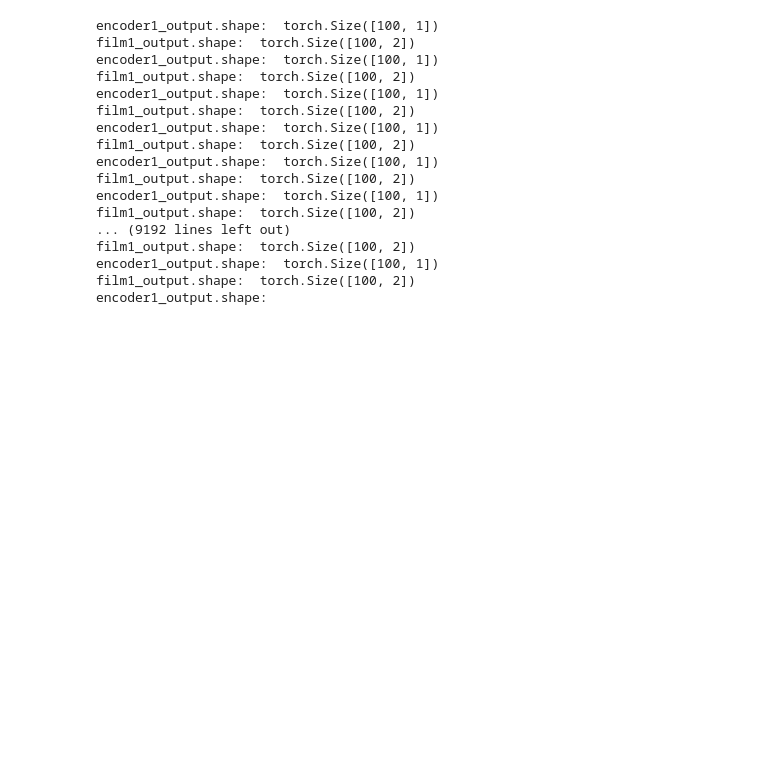
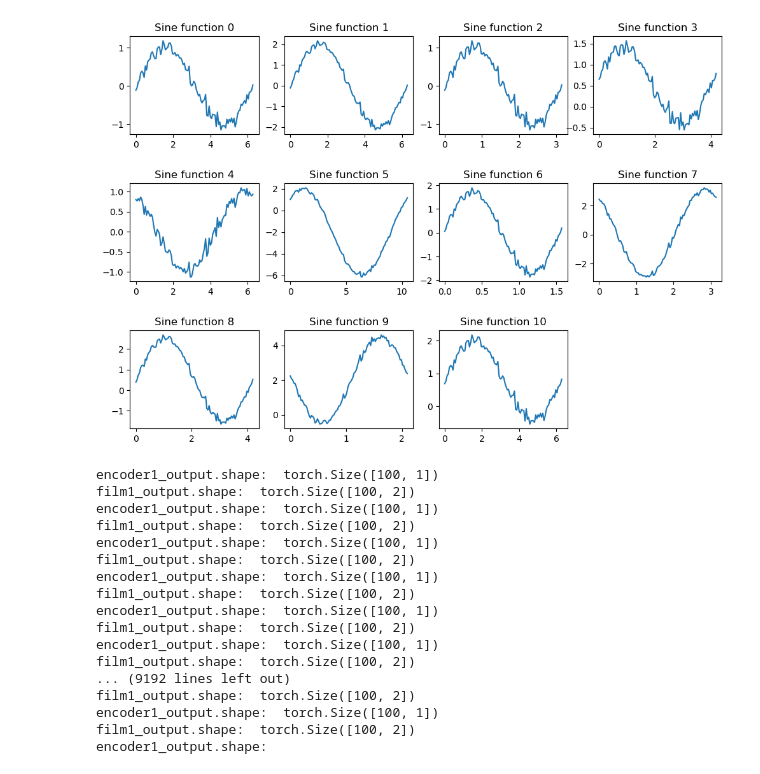
Before and after one commit to DhairyaShah981/cnaps-analysis, a Jupyter notebook: cnaps_regression.ipynb, the cells around one changed output. Drawn from its saved outputs; the diff is of its cells as text; code cells hidden in the pictures; blank space fills up the shorter version.

Commit message:
defined classes and created datasets

```diff
--- a/cnaps_regression.ipynb
+++ b/cnaps_regression.ipynb
@@ -30 +86,43 @@ class MLPRegression(nn.Module):
+# %%
+def get_sine(sine_params, X, i):
+    torch.manual_seed(0)
+    return sine_params[i][0] * torch.sin(sine_params[i][1] * X + sine_params[i][2]) + sine_params[i][3] + torch.randn(X.shape) * 0.1
+# %%
+#               [A, w, phi, B]
+sine_params = [ [1, 1, 0, 0],           # 0
+                [2, 1, 0, 0],           # 1
+                [1, 2, 0, 0],           # 2
+                [0.9, 1.5, 0.3, 0.5],   # 3
+                [1, 1, 2, 0],         # 4
+                [4, 0.6, 0.9, -2],      # 5
+                [1.7, 4, 0.1, 0],       # 6
+                [3, 2, 2.19, 0.1],      # 7
+                [2, 1.5, 0, 0.5],       # 8
+                [2.5, 3, 3, 2],         # 9
+                [1.2, 1, 0, 0.8]]       # 10
+
+sine_params = torch.tensor(sine_params)
+
+# Generate synthetic data for regression
+torch.manual_seed(0)
+
+dataset = [None] * 11  # List of datasets for each function
+
+for i in range(11):
+    upper_bound = 2 * torch.pi / sine_params[i][1]
+    X = torch.linspace(0, upper_bound, 100)
+    y = get_sine(sine_params, X, i)  # Sine function with noise
+    X_y = torch.cat((X.unsqueeze(1), y.unsqueeze(1)), 1)
+    dataset[i] = X_y
+# %%
+# plot 11 sine functions and adjust margins
+plt.figure(figsize=(12, 8))
+plt.subplots_adjust(hspace=0.5)
+
+for i in range(11):
+    plt.subplot(3, 4, i+1)
+    plt.plot(dataset[i][:, 0], dataset[i][:, 1])
+    plt.title('Sine function {}'.format(i))
+# %% [output]
+[figure, added]
 # %%
```
Also changed, not shown: parts of 7 cells of this notebook.
